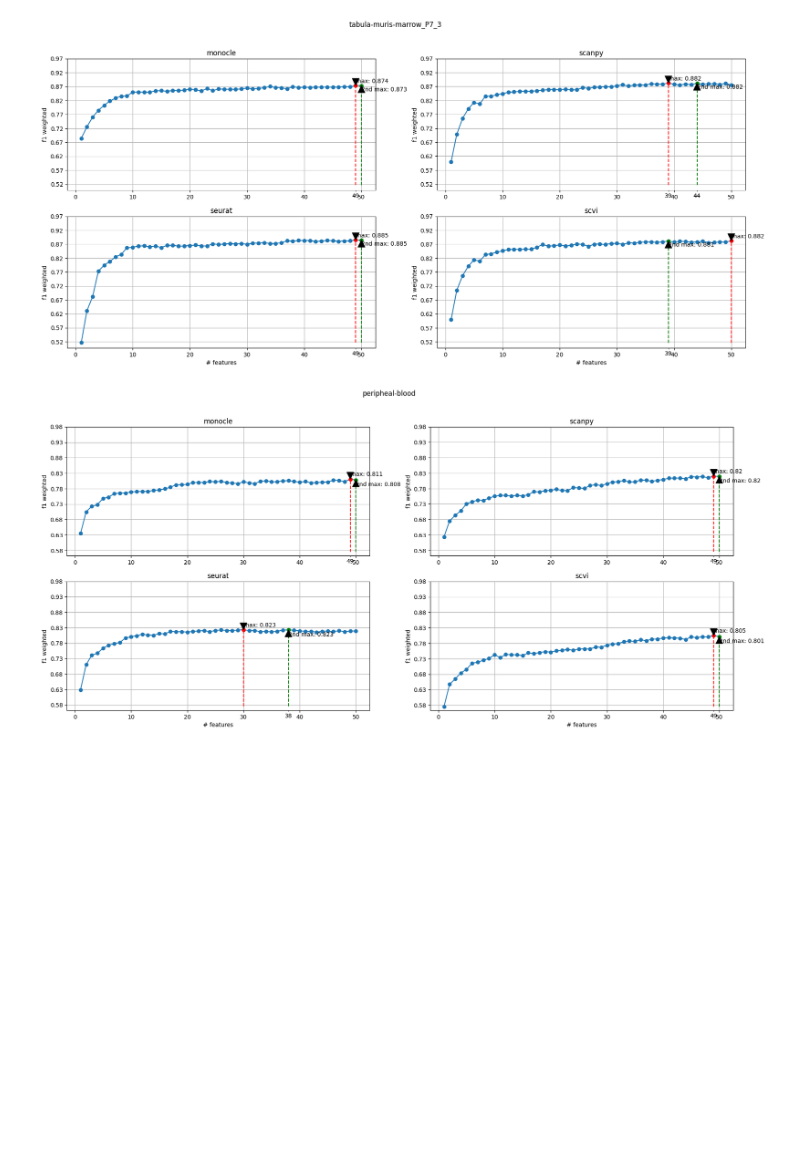
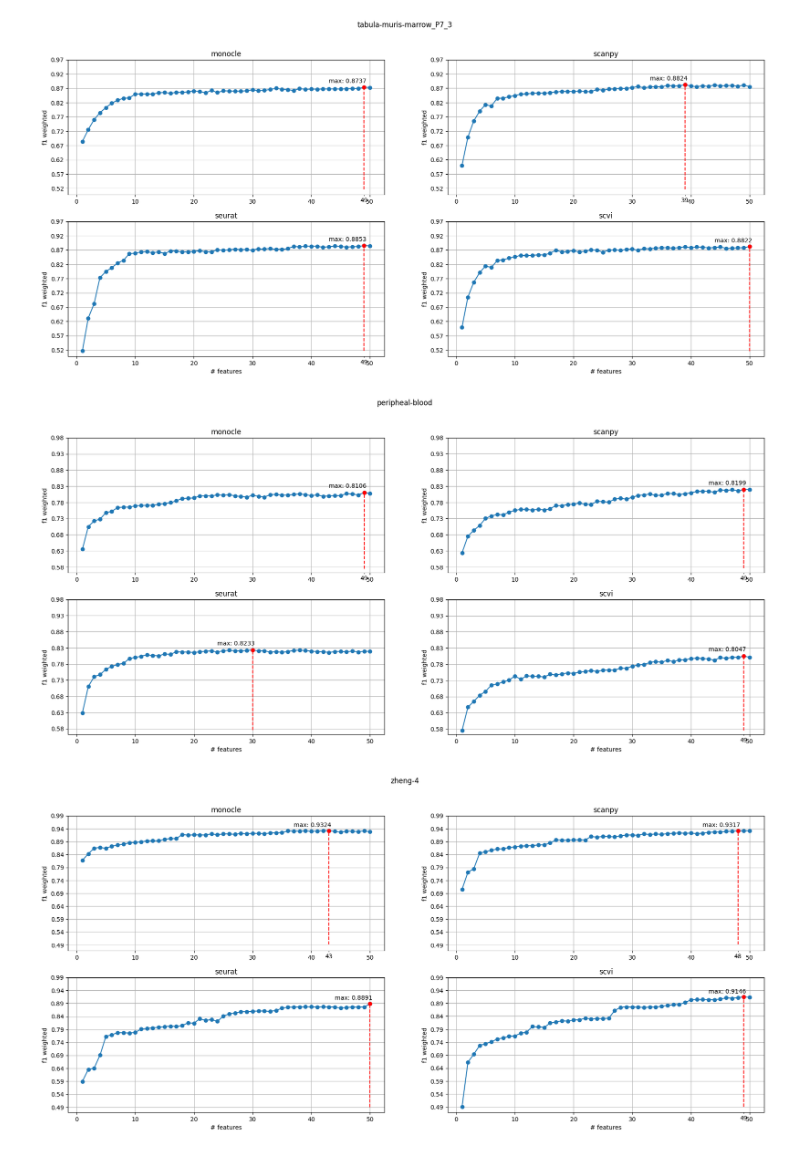
Before and after one commit to arcotan/single-cell-data-analysis, a Jupyter notebook: classifier/classifier.ipynb, the cells around one changed output. Saved outputs shown, nothing was run; the diff lists cells and outputs as text; code cells hidden in the pictures; blank space fills up the shorter version.

```diff
--- a/classifier/classifier.ipynb
+++ b/classifier/classifier.ipynb
@@ -8,7 +8,7 @@ from sklearn.feature_selection import RFE
 from sklearn.ensemble import RandomForestClassifier
 from sklearn.model_selection import cross_val_predict
 # %%
-datasets = ['tabula-muris-heart', 'tabula-muris-marrow_P7_3', 'peripheal-blood']#, 'zheng-4', 'zheng-8']
+datasets = ['tabula-muris-heart', 'tabula-muris-marrow_P7_3', 'peripheal-blood', 'zheng-4', 'zheng-8']
 
 data_path = {}
 labels_path = {}
@@ -240,6 +257,7 @@ for dataset in datasets:
     fig.suptitle(dataset)
     # min value for the dataset
     min_val = np.min([np.min(scores[dataset][tool]['TotalMean']) for tool in tools[dataset]])
+    max_val = np.max([np.max(scores[dataset][tool]['TotalMean']) for tool in tools[dataset]])
     for i, tool in enumerate(tools[dataset]):
         max_i = np.argmax(scores[dataset][tool]['TotalMean'])
         second_max = np.argsort(scores[dataset][tool]['TotalMean'])[-2]
@@ -250,13 +268,13 @@ for dataset in datasets:
         ax[i//2, i%2].plot([max_i+1], [scores[dataset][tool]['TotalMean'][max_i]], marker='o', color='red')
 
         # print second max in green
-        ax[i//2, i%2].plot([second_max+1], [scores[dataset][tool]['TotalMean'][second_max]], marker='o', color='green')
+        # ax[i//2, i%2].plot([second_max+1], [scores[dataset][tool]['TotalMean'][second_max]], marker='o', color='green')
 
         # annotation for max
-        ax[i//2, i%2].annotate('max: {}'.format(round(scores[dataset][tool]['TotalMean'][max_i], 3)), xy=(max_i+1, scores[dataset][tool]['TotalMean'][max_i]), xytext=(max_i+1, scores[dataset][tool]['TotalMean'][max_i]+0.01), arrowprops=dict(facecolor='black', shrink=0.05))
+        ax[i//2, i%2].annotate('max: {}'.format(round(scores[dataset][tool]['TotalMean'][max_i], 4)), xy=(max_i+1, scores[dataset][tool]['TotalMean'][max_i]), xytext=(max_i-5, scores[dataset][tool]['TotalMean'][max_i]+0.015))
 
         # annotation for second max
-        ax[i//2, i%2].annotate('2nd max: {}'.format(round(scores[dataset][tool]['TotalMean'][second_max], 3)), xy=(second_max+1, scores[dataset][tool]['TotalMean'][second_max]), xytext=(second_max+1, scores[dataset][tool]['TotalMean'][second_max]-0.02), arrowprops=dict(facecolor='black', shrink=0.05))
+        # ax[i//2, i%2].annotate('2nd max: {}'.format(round(scores[dataset][tool]['TotalMean'][second_max], 3)), xy=(second_max+1, scores[dataset][tool]['TotalMean'][second_max]), xytext=(second_max+1, scores[dataset][tool]['TotalMean'][second_max]-0.02), arrowprops=dict(facecolor='black', shrink=0.05))
         ax[i//2, i%2].set_ylabel("f1 weighted")
 
         # Only last two plots have x label (it's the same for all)
@@ -264,8 +282,8 @@ for dataset in datasets:
             ax[i//2, i%2].set_xlabel("# features")
         # print x tick for max
         ax[i//2, i%2].plot([max_i+1, max_i+1], [min_val, scores[dataset][tool]['TotalMean'][max_i]], linestyle='--', color='red')
-        ax[i//2, i%2].plot([second_max+1, second_max+1], [min_val, scores[dataset][tool]['TotalMean'][second_max]], linestyle='--', color='green')
-        ax[i//2, i%2].set_xticks([max_i+1, second_max+1], [max_i+1, second_max+1], minor=True)
+        # ax[i//2, i%2].plot([second_max+1, second_max+1], [min_val, max_val], linestyle='--', color='green')
+        ax[i//2, i%2].set_xticks([max_i+1], [max_i+1], minor=True)
         # Same scale for all plots
         ax[i//2, i%2].set_yticks([round(i, 2) for i in np.arange(min_val, 1, (0.005 if min_val > 0.9 else 0.05))])
         # Set title
@@ -278,2 +296,3 @@ for dataset in datasets:
-[figure, old version]
+[figure, new version]
-[figure, old version]
+[figure, new version]
+[figure, added]
```
Also changed, not shown: parts of 7 cells of this notebook, 9 other files.
